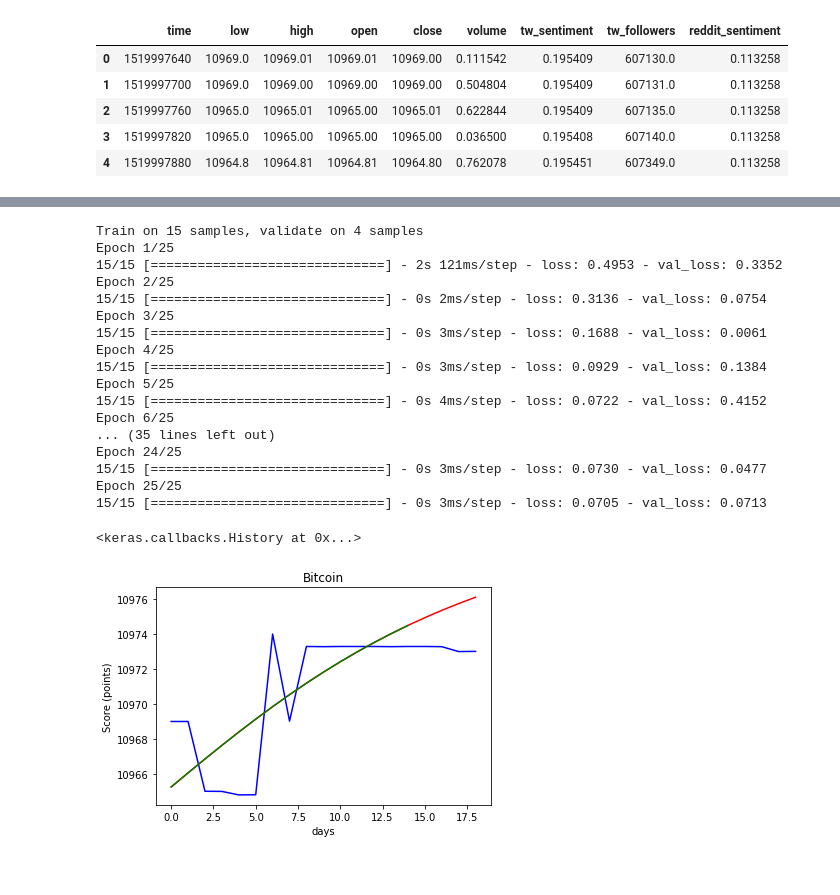
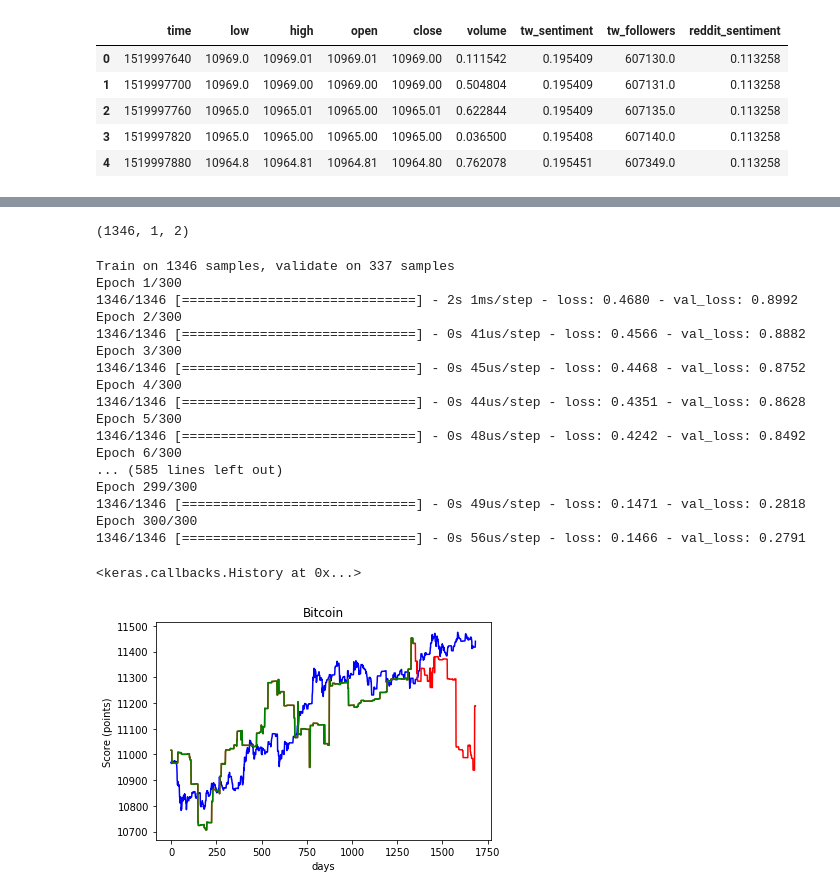
Before and after one commit to scristofari/bitcoin-challenge, a Jupyter notebook: BitCoin Challenge.ipynb, the cells around one changed output, grey strips where cells are left out. Cells and saved outputs as stored; diff of their text form; code cells hidden in the pictures.

```diff
--- a/BitCoin Challenge.ipynb
+++ b/BitCoin Challenge.ipynb
@@ -64,8 +61,11 @@ dataset = scaler.fit_transform(dataset)
+# %%
+scalerX = MinMaxScaler(feature_range=(0, 1))
+scalerY = MinMaxScaler(feature_range=(0, 1))
+X_scale = scalerX.fit_transform(X)
+y_scale = scalerY.fit_transform(y)
 # %%
 from sklearn.model_selection import train_test_split
-X = np.arange(len(dataset)).reshape(-1, 1)
-y = np.array(dataset)
-X_train, X_test, y_train, y_test = train_test_split(X, y, test_size=0.2, shuffle=False)
+X_train, X_test, y_train, y_test = train_test_split(X_scale, y_scale, test_size=0.2, shuffle=False)
 # %%
 from keras.models import Sequential
 from keras.layers import Dense
@@ -73,53 +73,59 @@ from keras.layers import LSTM
 from keras.layers import Activation
 from keras.layers import Dropout
 
-X_train = numpy.reshape(X_train, (X_train.shape[0], X_train.shape[1], 1))
-X_test = numpy.reshape(X_test, (X_test.shape[0], X_test.shape[1], 1))
+X_train = np.reshape(X_train, (X_train.shape[0], 1, X_train.shape[1]))
+X_test = np.reshape(X_test, (X_test.shape[0], 1, X_test.shape[1]))
+X_train.shape
+# %% [output]
+(1346, 1, 2)
 # %%
-numpy.random.seed(42)
+np.random.seed(42)
 
 model = Sequential()
 
-model.add(LSTM(400, input_shape=(None, 1), return_sequences=True))
+model.add(LSTM(150, input_shape=(X_train.shape[1], X_train.shape[2]), return_sequences=True))
 model.add(Dropout(0.2))
-model.add(LSTM(400, return_sequences=False))
+model.add(LSTM(150, return_sequences=False))
 model.add(Dropout(0.2))
 model.add(Dense(1))
 model.add(Activation('linear'))
 
-model.compile(loss='mse', optimizer='adam')
-model.fit(X_train, y_train, batch_size=280, epochs=25, validation_data=(X_test, y_test))
+model.compile(loss='mae', optimizer='adam')
+model.fit(X_train, y_train, batch_size=X_train.shape[0], epochs=300, validation_data=(X_test, y_test), shuffle=False)
 # %% [output]
-Train on 15 samples, validate on 4 samples
-Epoch 1/25
-15/15 [==============================] - 2s 121ms/step - loss: 0.4953 - val_loss: 0.3352
-Epoch 2/25
-15/15 [==============================] - 0s 2ms/step - loss: 0.3136 - val_loss: 0.0754
-Epoch 3/25
-15/15 [==============================] - 0s 3ms/step - loss: 0.1688 - val_loss: 0.0061
-Epoch 4/25
-15/15 [==============================] - 0s 3ms/step - loss: 0.0929 - val_loss: 0.1384
-Epoch 5/25
-15/15 [==============================] - 0s 4ms/step - loss: 0.0722 - val_loss: 0.4152
-Epoch 6/25
-... (35 lines left out)
-Epoch 24/25
-15/15 [==============================] - 0s 3ms/step - loss: 0.0730 - val_loss: 0.0477
-Epoch 25/25
-15/15 [==============================] - 0s 3ms/step - loss: 0.0705 - val_loss: 0.0713
+Train on 1346 samples, validate on 337 samples
+Epoch 1/300
+1346/1346 [==============================] - 2s 1ms/step - loss: 0.4680 - val_loss: 0.8992
+Epoch 2/300
+1346/1346 [==============================] - 0s 41us/step - loss: 0.4566 - val_loss: 0.8882
+Epoch 3/300
+1346/1346 [==============================] - 0s 45us/step - loss: 0.4468 - val_loss: 0.8752
+Epoch 4/300
+1346/1346 [==============================] - 0s 44us/step - loss: 0.4351 - val_loss: 0.8628
+Epoch 5/300
+1346/1346 [==============================] - 0s 48us/step - loss: 0.4242 - val_loss: 0.8492
+Epoch 6/300
+... (585 lines left out)
+Epoch 299/300
+1346/1346 [==============================] - 0s 49us/step - loss: 0.1471 - val_loss: 0.2818
+Epoch 300/300
+1346/1346 [==============================] - 0s 56us/step - loss: 0.1466 - val_loss: 0.2791
 <keras.callbacks.History at 0x...>
 # %%
-X = numpy.reshape(X, (X.shape[0], X.shape[1], 1))
 y_predict_train = model.predict(X_train)
-y_predict_train = scaler.inverse_transform(y_predict_train)
-y_predict = model.predict(X)
-y_predict = scaler.inverse_transform(y_predict)
+y_predict_train = scalerY.inverse_transform(y_predict_train))
+y_predict_test = model.predict(X_test)
+y_predict_test = scalerY.inverse_transform(y_predict_test))
+
+X = np.concatenate((X_train, X_test), axis=0)
+y = np.concatenate((y_predict_train, y_predict_test), axis=0)
+
 plt.title("Bitcoin")
 plt.xlabel("days")
 plt.ylabel("Score (points)")
 plt.plot(df['close'], 'b')
-plt.plot(y_predict, 'r')
+plt.plot(y, 'r')
 plt.plot(y_predict_train, 'g')
 plt.show()
 # %% [output]
-[figure, old version]
+[figure, new version]
```
Also changed, not shown: parts of 8 cells of this notebook, 1 other file.
